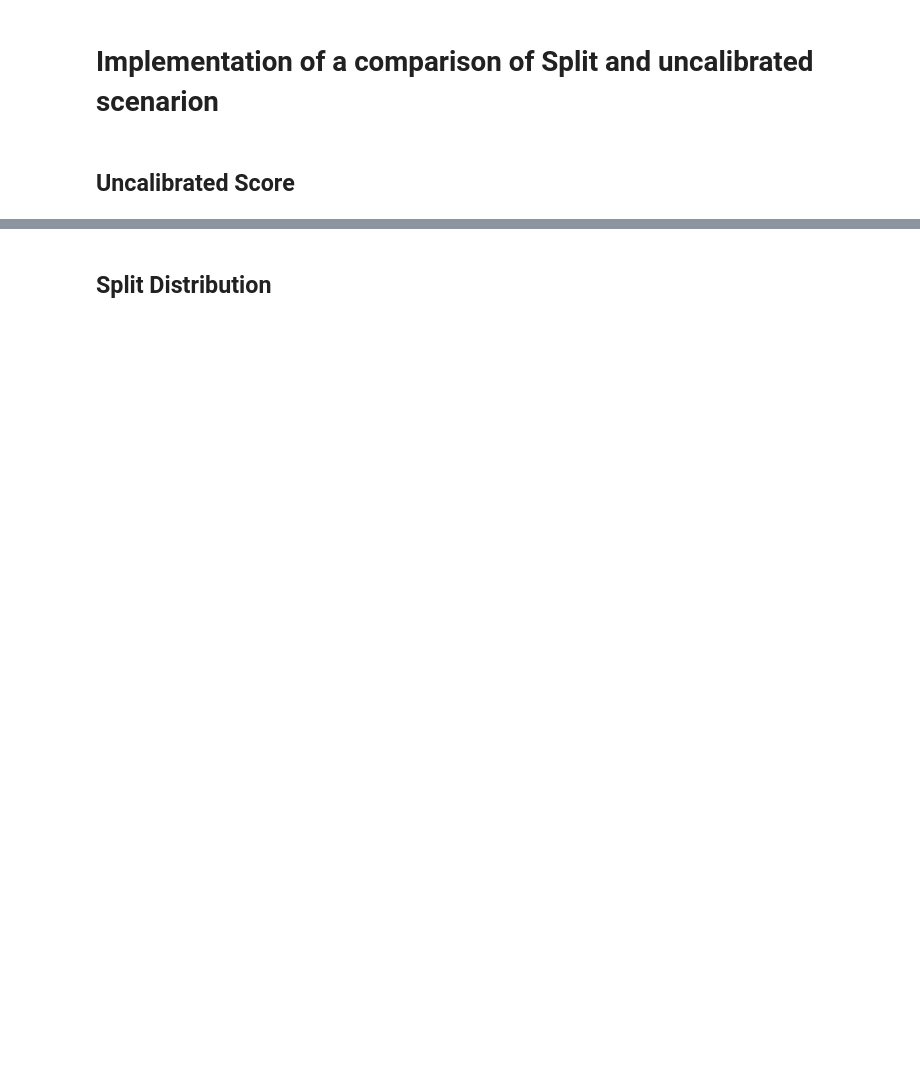
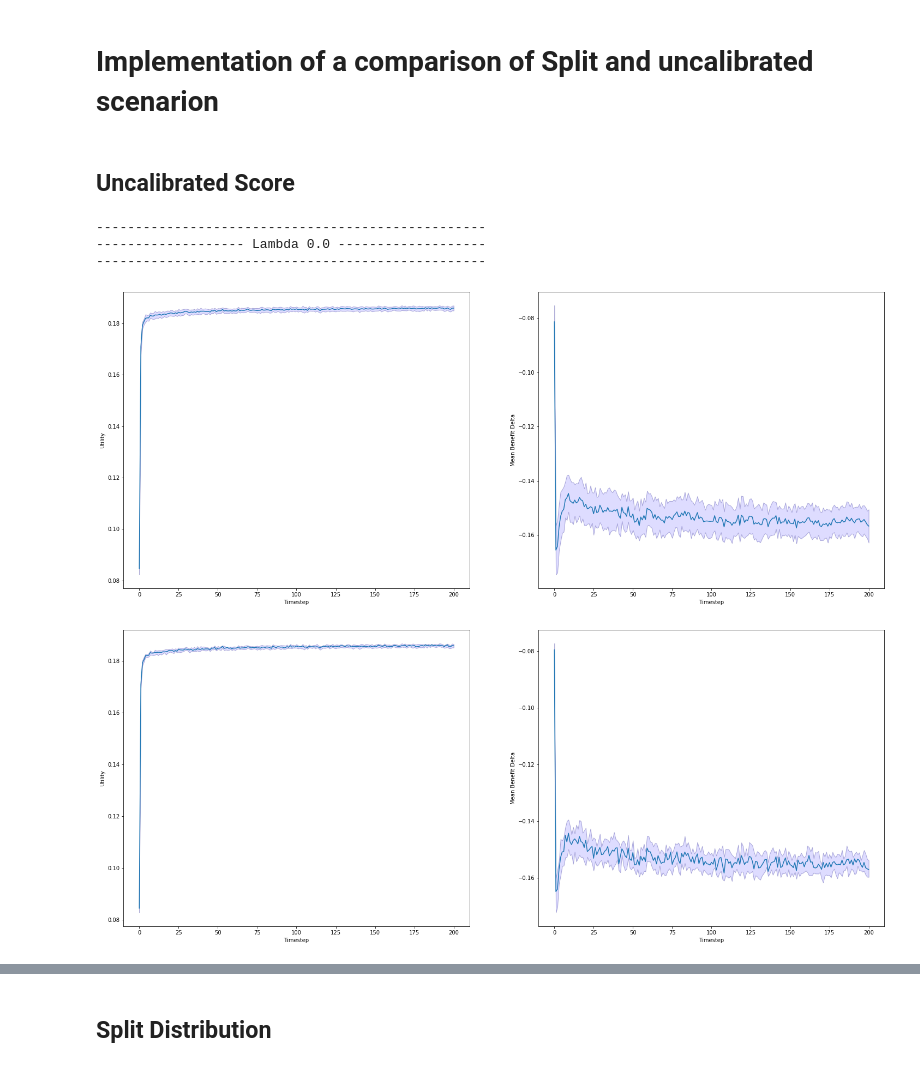
Before and after one commit to floydkretschmar/master-thesis, a Jupyter notebook: exp/007-complete-test.ipynb, the cells around one changed output, grey strips where cells are left out. Drawn from its saved outputs; the diff is of its cells as text; code cells hidden in the pictures; blank space fills up the shorter version.

Commit message:
big changes to statistics

```diff
--- a/exp/007-complete-test.ipynb
+++ b/exp/007-complete-test.ipynb
@@ -44,15 +44,14 @@ dim_x = 1
 dim_theta = dim_x + 1 if bias else dim_x
 
 def util_func(**util_params):
-    util = cost_utility(cost_factor=0.1, **util_params)
+    util = cost_utility(cost_factor=0.142, **util_params)
     return util
 
 training_parameters = {
-    'save_path': "/home/fkretschmar/Documents/master-thesis/res/exp-006/uncalibrated/",
     'model':{
         'theta': [-3.0, 5.0],
-        'benefit_value_function': demographic_parity,
-        'utility_value_function': util_func,
+        'benefit_function': demographic_parity,
+        'utility_function': util_func,
         'fairness_function': fairness_function,
         'feature_map': IdentityFeatureMap(dim_theta),
         'keep_collected_data': False,
@@ -76,7 +75,14 @@ training_parameters = {
     }
 }
 # %%
-statistics, run_path = train(training_parameters, fairness_rates=[0.0], iterations=30, store_all=True, verbose=False, asynchronous=True)
+training_parameters["save_path"] = "/home/fkretschmar/Documents/master-thesis/res/exp-007/uncalibrated/time"
+statistics, run_path = train(training_parameters, fairness_rates=[0.0], iterations=30, verbose=False, asynchronous=True)
 
-plot_mean_over_time(statistics, "{}/results_mean.png".format(run_path))
-plot_median_over_time(statistics, "{}/results_median.png".format(run_path))
+plot_mean_over_time(statistics, "{}/results_mean_time.png".format(run_path))
+plot_median_over_time(statistics, "{}/results_median_time.png".format(run_path))
+# %% [output]
+--------------------------------------------------
+------------------- Lambda 0.0 -------------------
+--------------------------------------------------
+[figure, added]
+[figure, added]
```
Also changed, not shown: parts of 5 cells of this notebook, 7 other files.
